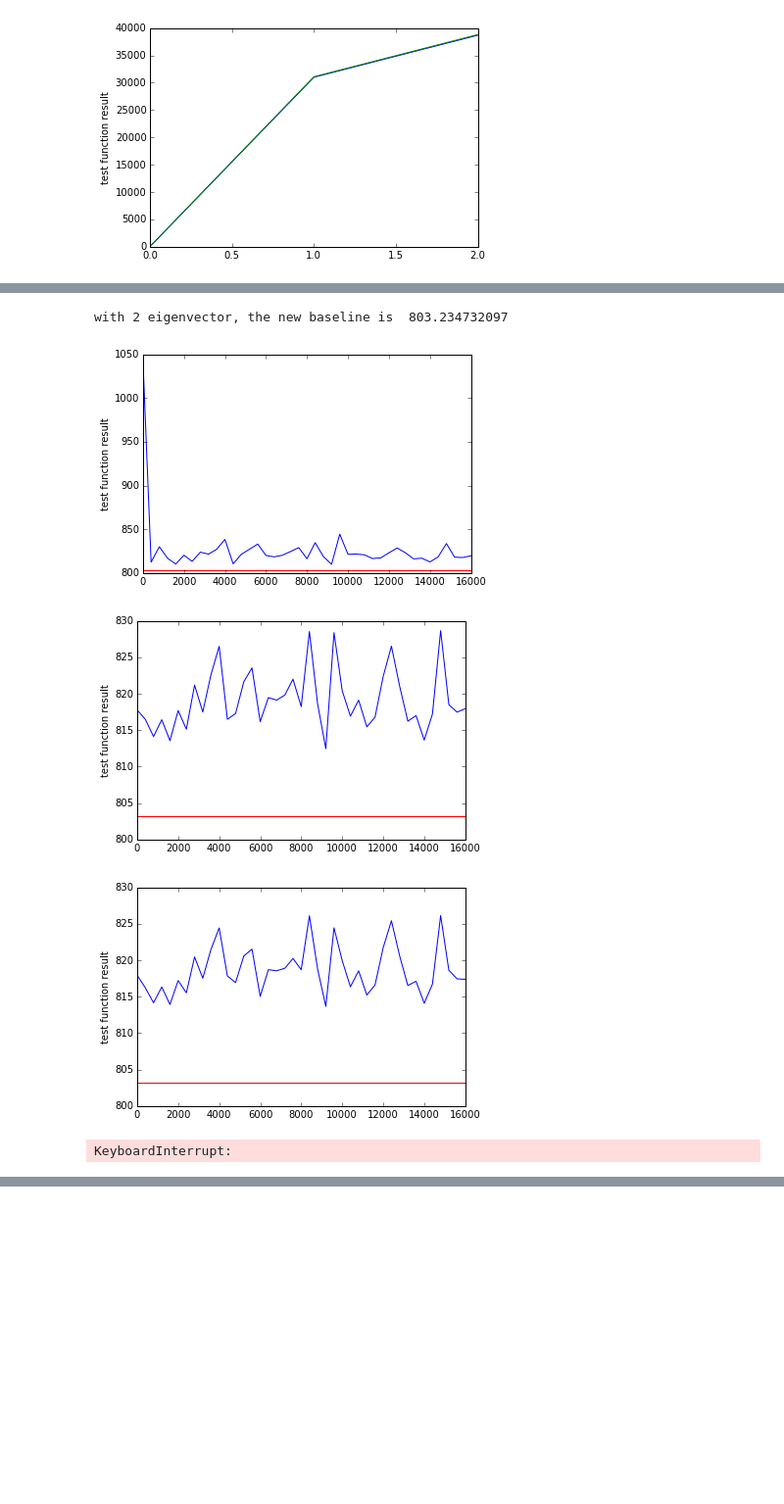
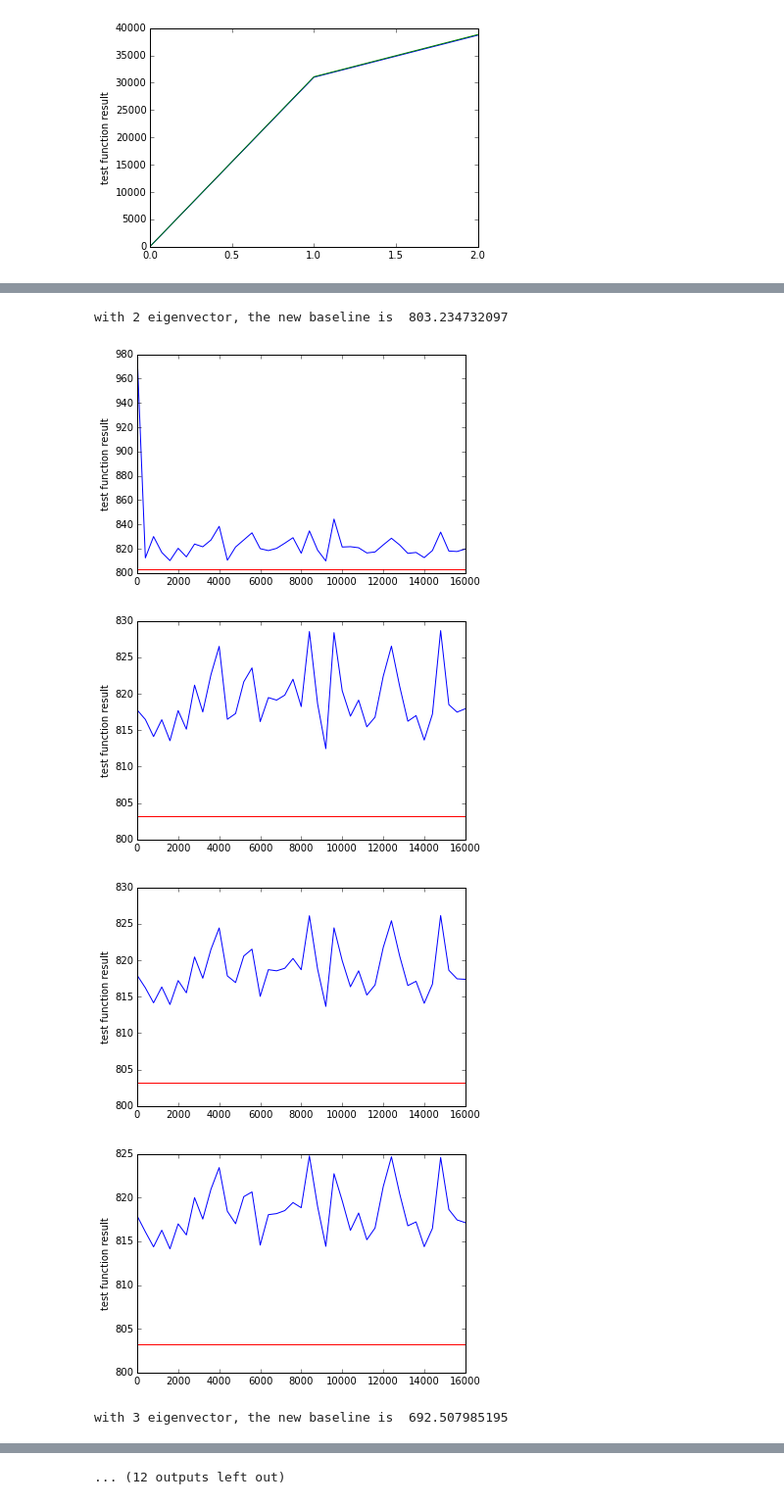
Before and after one commit to RuiqingQiu/SGD, a Jupyter notebook: SGD_oja.ipynb, the cells around one changed output, grey strips where cells are left out. Shown at 98% size. Saved outputs shown, nothing was run; the diff lists cells and outputs as text; code cells hidden in the pictures; blank space fills up the shorter version.

```diff
--- a/SGD_oja.ipynb
+++ b/SGD_oja.ipynb
@@ -667,35 +650,36 @@ for global_index in range(1, 5):
             b = np.dot(np.transpose(tmp),tmp)
             b = np.dot(b,v2) # result will be a 110 * 1 vector
             v2 = v2 + learning_rate * b
             v2 = normalizeVector(v2)
             if i % 400 == 0:
                 tPoint.append(i)
                 input_array = []
                 for vs in V_vector:
                     input_array.append(vs)
                 input_array.append(v2)
                 test = testFunction_general([v1, v2])
                 testResult.append(test)
         plt.plot(tPoint, testResult, '-')
         plt.axhline(baseline, color='r')
         plt.ylabel('test function result')
         plt.show()
         dis = distance(prev_v,v2)
         if dis <= 0.01:
                 break
         prev_v = v2
     V_vector.append(v2)
     # End of for loop, reach here when the vector has converged
     # put all the data into the new list where each data is subtract with the projection
     new_projection = []
     for i in range(0, len(data_set_done)):
         result = np.array(data_set_done[i])
-        for j in range(0, global_index):
+        for j in range(0, global_index+1):
             result = result - np.dot(V_vector[j].reshape(1,110)[0], data_set_done[i]) * V_vector[j].reshape(1,110)
         new_projection.append(result)
 # %% [output]
 with 2 eigenvector, the new baseline is  803.234732097
-[figure, old version]
+[figure, new version]
 [figure]
 [figure]
+[figure, added]
-KeyboardInterrupt:
+with 3 eigenvector, the new baseline is  692.507985195
@@ -701,0 +692 @@ KeyboardInterrupt:
+... (12 outputs left out)
```
Also changed, not shown: parts of 8 cells of this notebook.
